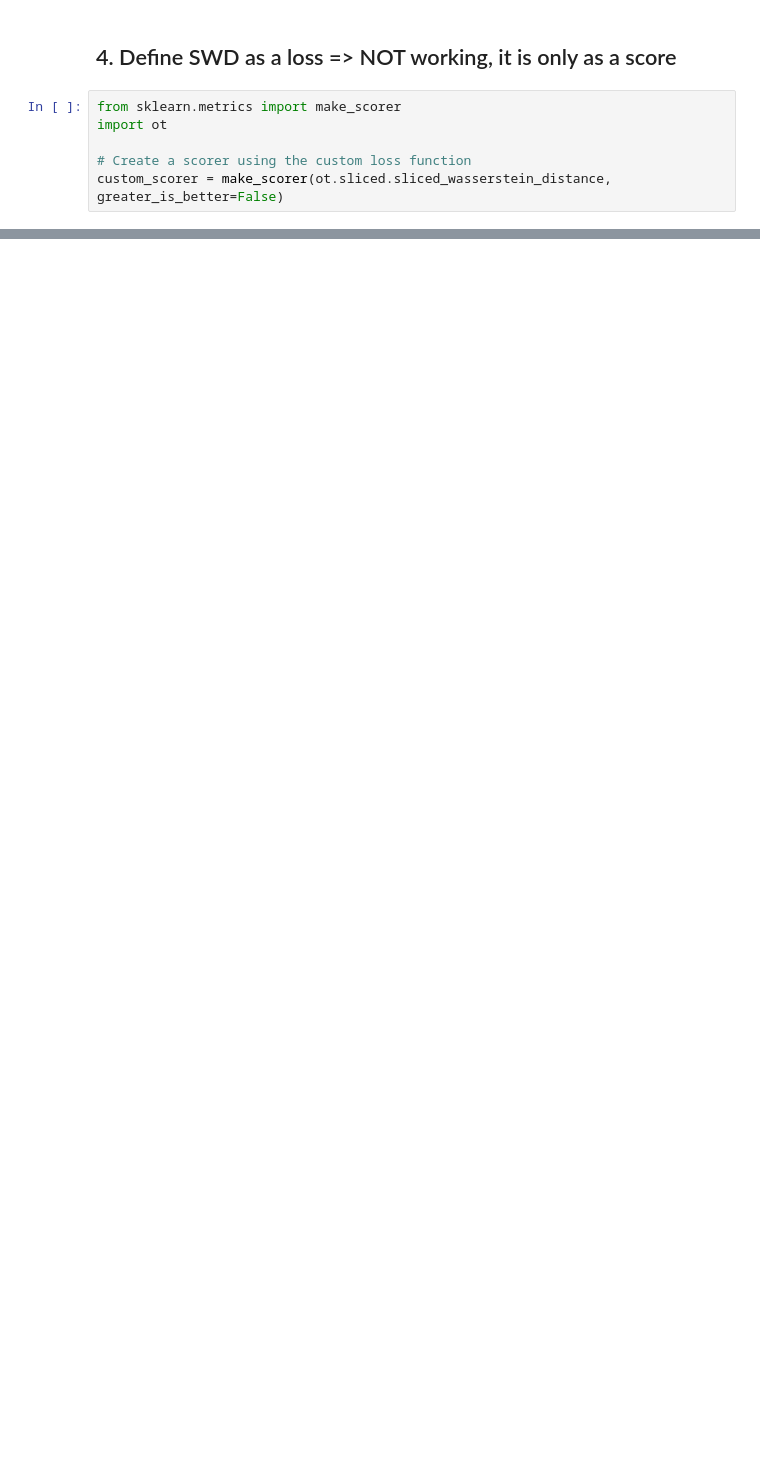
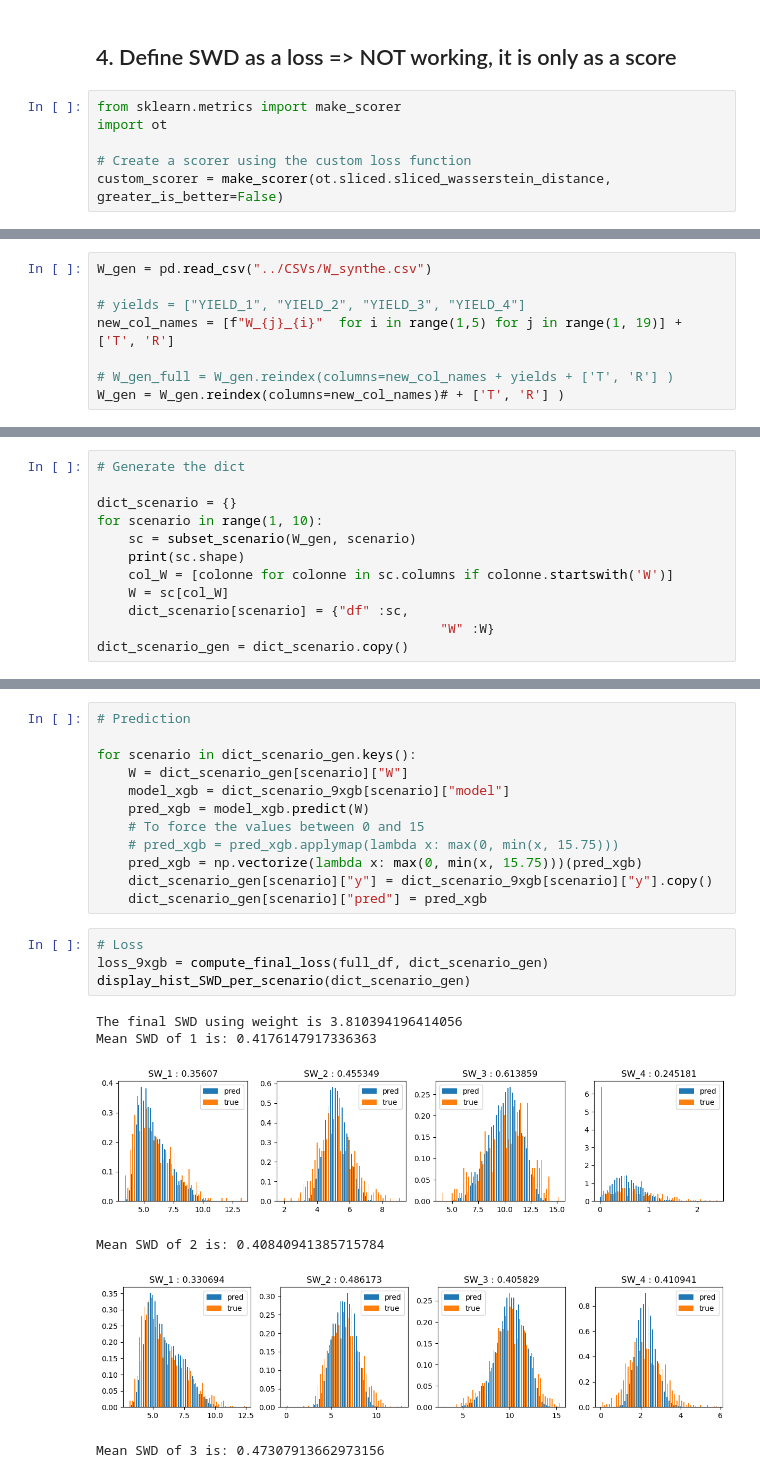
Before and after one commit to FrancoisLbrn/genhack3_crazy_farmers, a Jupyter notebook: notebooks/FL_part2.ipynb, the cells around one changed output, grey strips where cells are left out. Drawn from its saved outputs; the diff is of its cells as text; blank space fills up the shorter version.

Commit message:
Update FL notebook with 1 xgb and 9xgb for the generated W

```diff
--- a/notebooks/FL_part2.ipynb
+++ b/notebooks/FL_part2.ipynb
@@ -536,0 +655,8 @@ custom_scorer = make_scorer(ot.sliced.sliced_wasserstein_distance, greater_is_be
+# %%
+W_gen = pd.read_csv("../CSVs/W_synthe.csv")
+
+# yields = ["YIELD_1", "YIELD_2", "YIELD_3", "YIELD_4"]
+new_col_names = [f"W_{j}_{i}"  for i in range(1,5) for j in range(1, 19)] + ['T', 'R']
+
+# W_gen_full = W_gen.reindex(columns=new_col_names + yields + ['T', 'R'] )
+W_gen = W_gen.reindex(columns=new_col_names)# + ['T', 'R'] )
@@ -536,0 +665,12 @@ custom_scorer = make_scorer(ot.sliced.sliced_wasserstein_distance, greater_is_be
+# %%
+# Generate the dict
+
+dict_scenario = {}
+for scenario in range(1, 10):
+    sc = subset_scenario(W_gen, scenario)
+    print(sc.shape)
+    col_W = [colonne for colonne in sc.columns if colonne.startswith('W')]
+    W = sc[col_W]
+    dict_scenario[scenario] = {"df" :sc,
+                                            "W" :W}
+dict_scenario_gen = dict_scenario.copy()
@@ -536,0 +687,23 @@ custom_scorer = make_scorer(ot.sliced.sliced_wasserstein_distance, greater_is_be
+# %%
+# Prediction
+
+for scenario in dict_scenario_gen.keys():
+    W = dict_scenario_gen[scenario]["W"]
+    model_xgb = dict_scenario_9xgb[scenario]["model"]
+    pred_xgb = model_xgb.predict(W)
+    # To force the values between 0 and 15
+    # pred_xgb = pred_xgb.applymap(lambda x: max(0, min(x, 15.75)))
+    pred_xgb = np.vectorize(lambda x: max(0, min(x, 15.75)))(pred_xgb)
+    dict_scenario_gen[scenario]["y"] = dict_scenario_9xgb[scenario]["y"].copy()
+    dict_scenario_gen[scenario]["pred"] = pred_xgb
+# %%
+# Loss
+loss_9xgb = compute_final_loss(full_df, dict_scenario_gen)
+display_hist_SWD_per_scenario(dict_scenario_gen)
+# %% [output]
+The final SWD using weight is 3.810394196414056
+Mean SWD of 1 is: 0.4176147917336363
+[figure, added]
+Mean SWD of 2 is: 0.40840941385715784
+[figure, added]
+Mean SWD of 3 is: 0.47307913662973156
```
Also changed, not shown: parts of 45 cells of this notebook.
